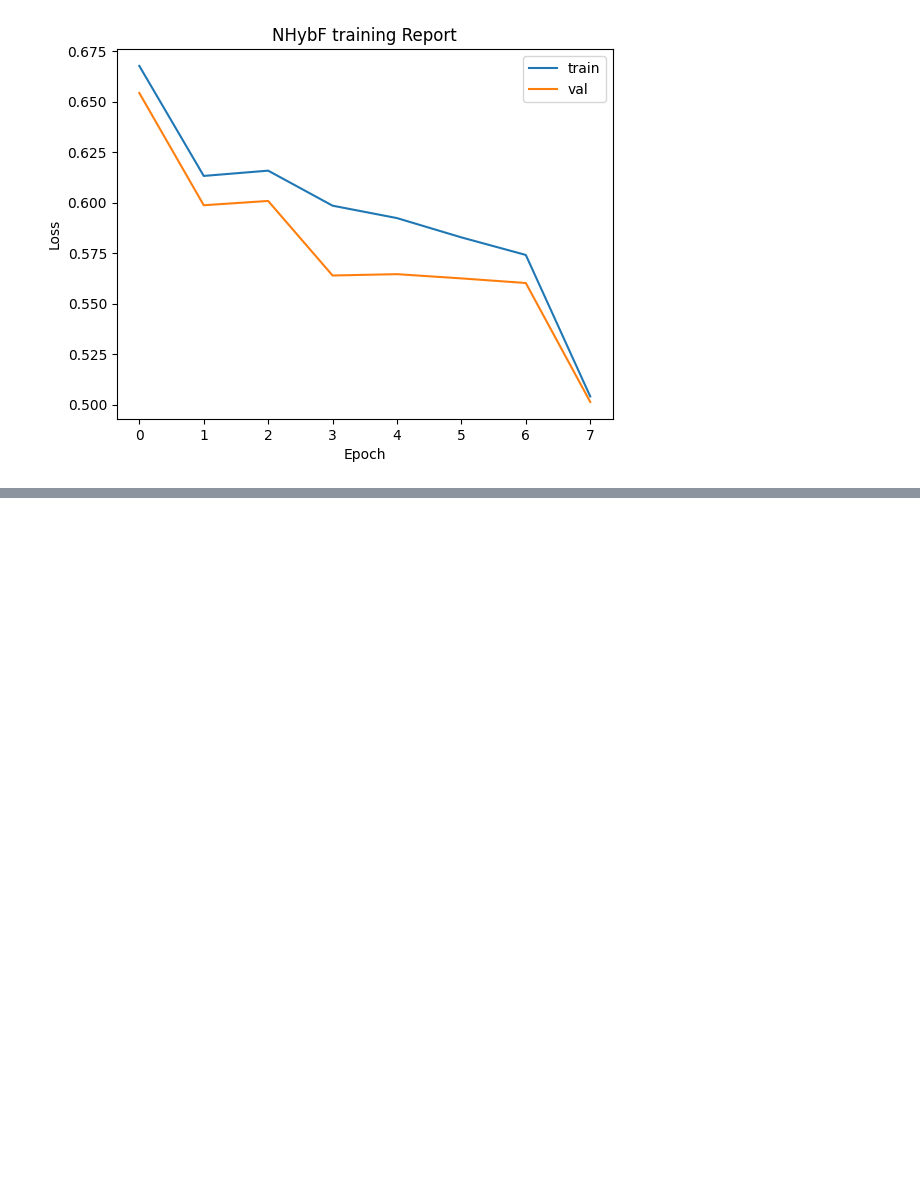
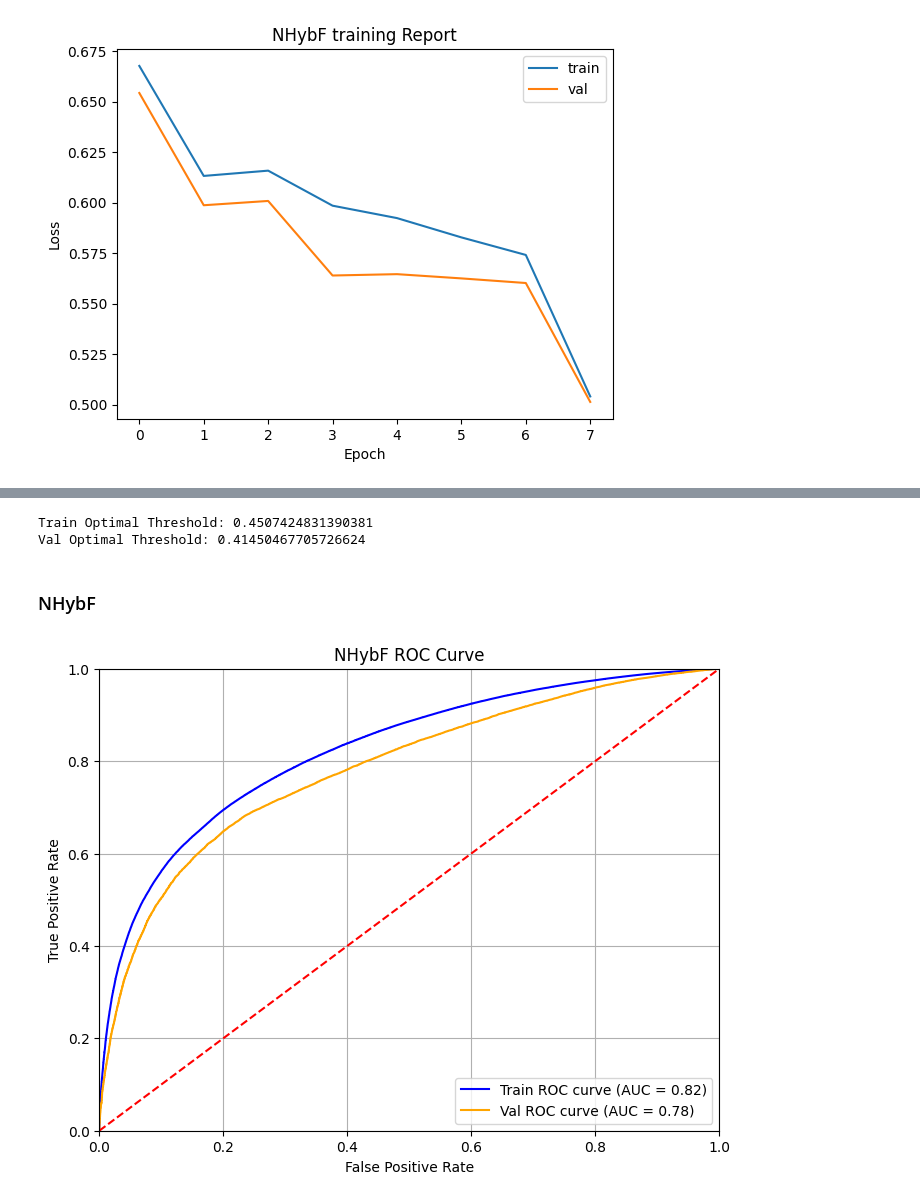
Before and after one commit to spynom/game_recommendation_project, a Jupyter notebook: notebook/model_evaluation.ipynb, the cells around one changed output, grey strips where cells are left out. Saved outputs shown, nothing was run; the diff lists cells and outputs as text; code cells hidden in the pictures; blank space fills up the shorter version.

```diff
--- a/notebook/model_evaluation.ipynb
+++ b/notebook/model_evaluation.ipynb
@@ -227,0 +350,38 @@ plt.show()
+# %%
+# Calculate Youden's J statistic
+train_youden_j = train_tpr - train_fpr
+val_youden_j = val_tpr - val_fpr
+# Find the optimal threshold
+train_optimal_idx = np.argmax(train_youden_j)
+val_optimal_idx = np.argmax(val_youden_j)
+train_optimal_threshold = train_thresholds[train_optimal_idx]
+val_optimal_threshold = val_thresholds[val_optimal_idx]
+
+print(f"Train Optimal Threshold: {train_optimal_threshold}")
+print(f"Val Optimal Threshold: {val_optimal_threshold}")
+# %% [output]
+Train Optimal Threshold: 0.4507424831390381
+Val Optimal Threshold: 0.41450467705726624
+# %% [markdown]
+### NHybF
+# %%
+train_fpr,train_tpr, train_thresholds=roc_curve(train_y,train_nhypf_y_hat)
+val_fpr,val_tpr, val_thresholds=roc_curve(val[:,-1].cpu(),val_nhypf_y_hat.cpu())
+# %%
+train_roc_auc = roc_auc_score(train_y,train_nhypf_y_hat)
+val_roc_auc = roc_auc_score(val[:,-1].cpu(),val_nhypf_y_hat.cpu())
+# %%
+plt.figure(figsize=(8, 6))
+plt.plot(train_fpr, train_tpr, color='blue', label='Train ROC curve (AUC = {:.2f})'.format(train_roc_auc))
+plt.plot(val_fpr, val_tpr, color='orange', label='Val ROC curve (AUC = {:.2f})'.format(val_roc_auc))
+plt.plot([0, 1], [0, 1], color='red', linestyle='--')  # Diagonal line
+plt.xlim([0.0, 1.0])
+plt.ylim([0.0, 1.0])
+plt.xlabel('False Positive Rate')
+plt.ylabel('True Positive Rate')
+plt.title('NHybF ROC Curve')
+plt.legend(loc='lower right')
+plt.grid()
+plt.show()
+# %% [output]
+[figure, added]
```
Also changed, not shown: parts of 68 cells of this notebook, 2 other files.
